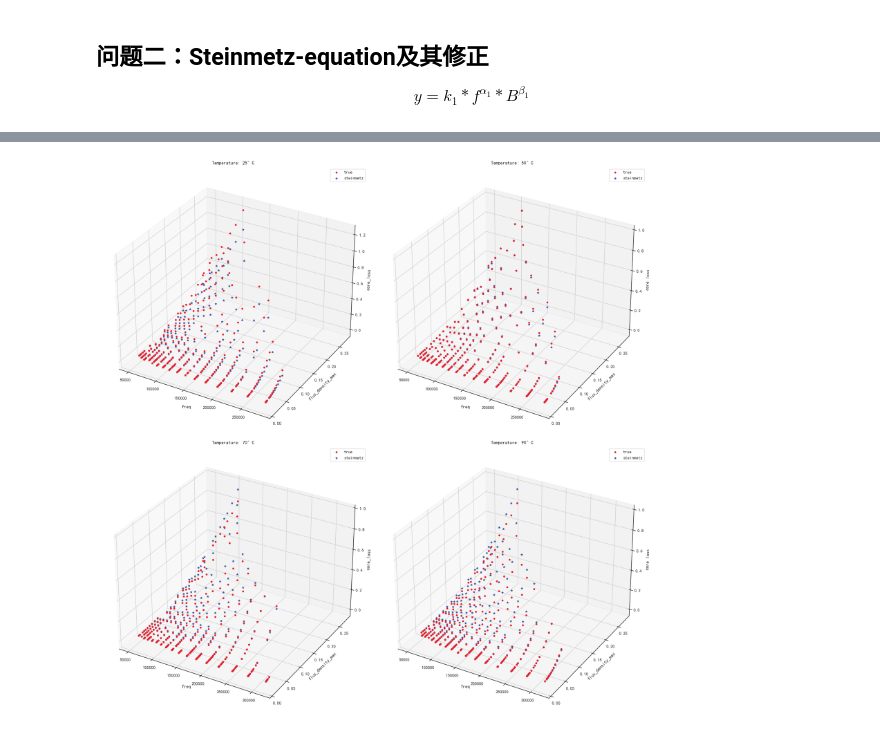
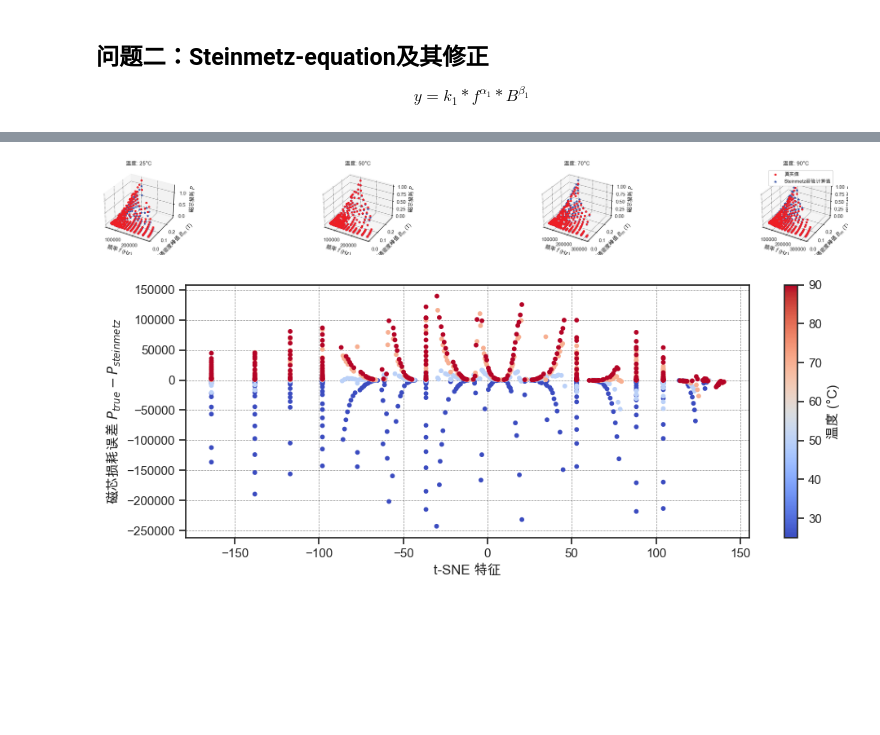
Before and after one commit to DURUII/Contest-CPMCM2024-C, a Jupyter notebook: Prob2.ipynb, the cells around one changed output, grey strips where cells are left out. Cells and saved outputs as stored; diff of their text form; code cells hidden in the pictures; blank space fills up the shorter version.

```diff
--- a/Prob2.ipynb
+++ b/Prob2.ipynb
@@ -82,32 +89,27 @@ array([25, 50, 70, 90], dtype=int64)
 # %%
 # %matplotlib qt5
-fig, axs = plt.subplots(2, 2, figsize=(20, 20),
+fig, axs = plt.subplots(1, 4, figsize=(30, 3),
                         subplot_kw={'projection': '3d'})
 temperatures = [25, 50, 70, 90]
 
 for i, temp in enumerate(temperatures):
-    ax = axs[i // 2, i % 2]
+    ax = axs[i]
     df_temp = df[df['temp'] == temp]
-
-    # plot true values in green
+    # plot true values
     ax.scatter(df_temp['freq'], df_temp['flux_density_max'], df_temp['core_loss'],
-               c='#ed1e25', label='true', marker='o', s=15, alpha=1)
-
-    # plot Steinmetz equation predictions in black
+               c='#ed1e25', label='真实值', marker='o', s=15, alpha=1)
+    # plot Steinmetz equation predictions
     ax.scatter(df_temp['freq'], df_temp['flux_density_max'], df_temp['core_loss_steinmetz'],
-               c='#3753a4', label='steinmetz', marker='*', s=25, alpha=1)
-
+               c='#3753a4', label='Steinmetz经验计算值', marker='*', s=25, alpha=1)
     print(temp,
           (df_temp['core_loss'] - df_temp['core_loss_steinmetz']).mean(),
           (df_temp['core_loss'] - df_temp['core_loss_steinmetz']).std()
           )
-
-    ax.set_xlabel('freq')
-    ax.set_ylabel('flux_density_max')
-    ax.set_zlabel('core_loss')
-    ax.set_title(f'Temperature: {temp}°C')
-    ax.legend()
-
+    ax.set_xlabel('频率 $f$ (Hz)')
+    ax.set_ylabel('磁通密度峰值 $B_{m}$ (T)')
+    ax.set_zlabel('磁芯损耗 $P$')
+    ax.set_title(f'温度: {temp}°C')
+plt.legend()
 plt.tight_layout()
 plt.show()
 # %% [output]
@@ -118,4 +120,4 @@ plt.show()
-[figure, old version]
+[figure, new version]
 # %%
 # t-sne
 from sklearn.manifold import TSNE
@@ -124,3 +126,13 @@ features = df[['freq', 'flux_density_max']].values
 tsne = TSNE(n_components=1, random_state=42)
 tsne_features = tsne.fit_transform(features)
 df['tsne'] = tsne_features
+fig, ax = plt.subplots(figsize=(10, 4))
+plt.scatter(df['tsne'], df['core_loss_steinmetz'] - df['core_loss'],
+            c=df['temp'], cmap='coolwarm', s=10)
+plt.colorbar(label='温度 (°C)')
+plt.xlabel('t-SNE 特征')
+plt.ylabel('磁芯损耗误差 $P_{true} - P_{steinmetz}$')
+plt.tight_layout()
+plt.savefig('figures/p2-2d-Steinmetzse-tsne.pdf', bbox_inches='tight')
+# %% [output]
+[figure, added]
```
Also changed, not shown: parts of 14 cells of this notebook.
